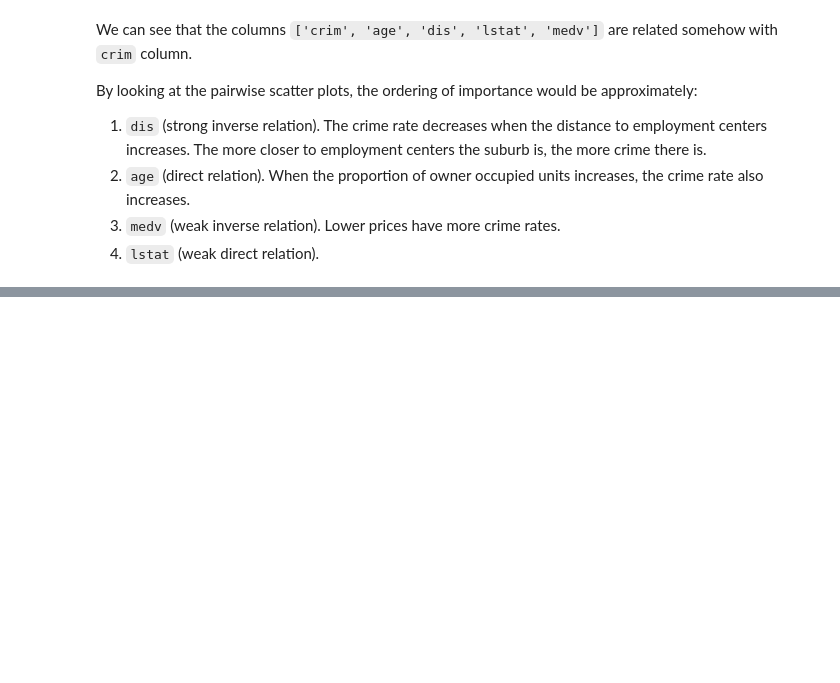
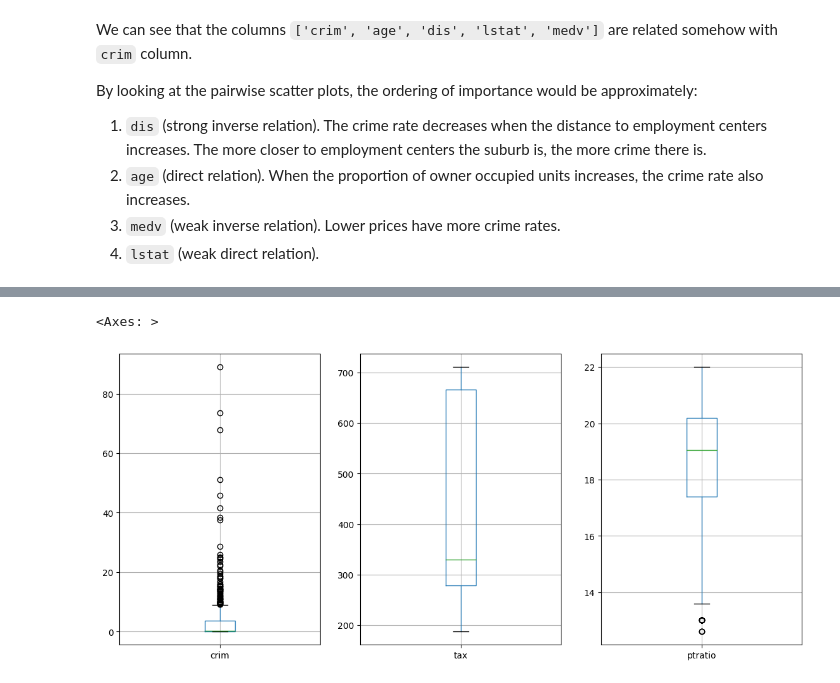
Before and after one commit to deusdevok/ISLP_Python, a Jupyter notebook: Chapter 2/Exercise10.ipynb, the cells around one changed output, grey strips where cells are left out. Cells and saved outputs as stored; diff of their text form; code cells hidden in the pictures; blank space fills up the shorter version.

```diff
--- a/Chapter 2/Exercise10.ipynb
+++ b/Chapter 2/Exercise10.ipynb
@@ -68,0 +86,8 @@ By looking at the pairwise scatter plots, the ordering of importance would be ap
+# %%
+fig, ax = plt.subplots(1, 3, figsize=(14,6))
+boston.boxplot(column='crim', ax=ax[0])
+boston.boxplot(column='tax', ax=ax[1])
+boston.boxplot(column='ptratio', ax=ax[2])
+# %% [output]
+<Axes: >
+[figure, added]
```
Also changed, not shown: parts of 6 cells of this notebook.
